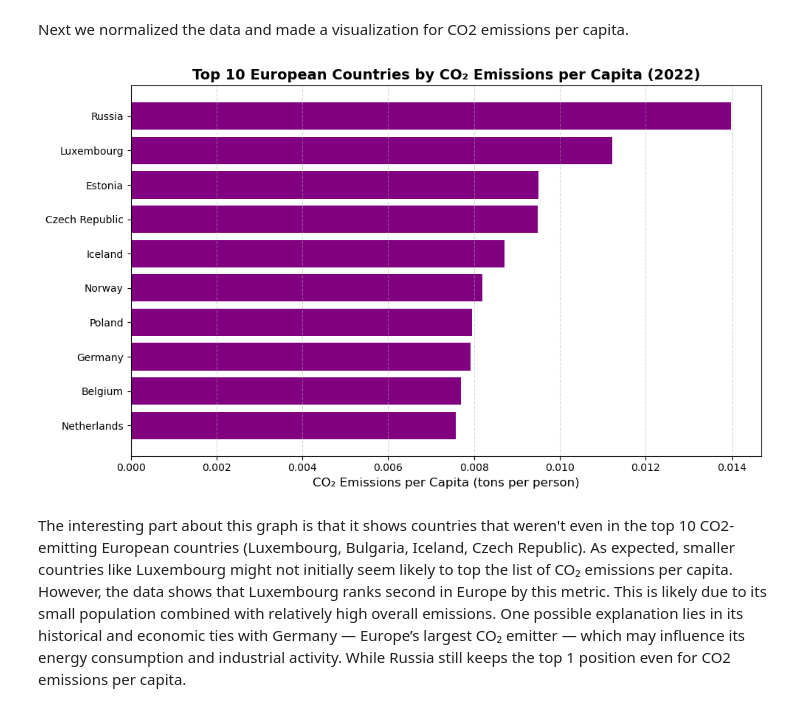
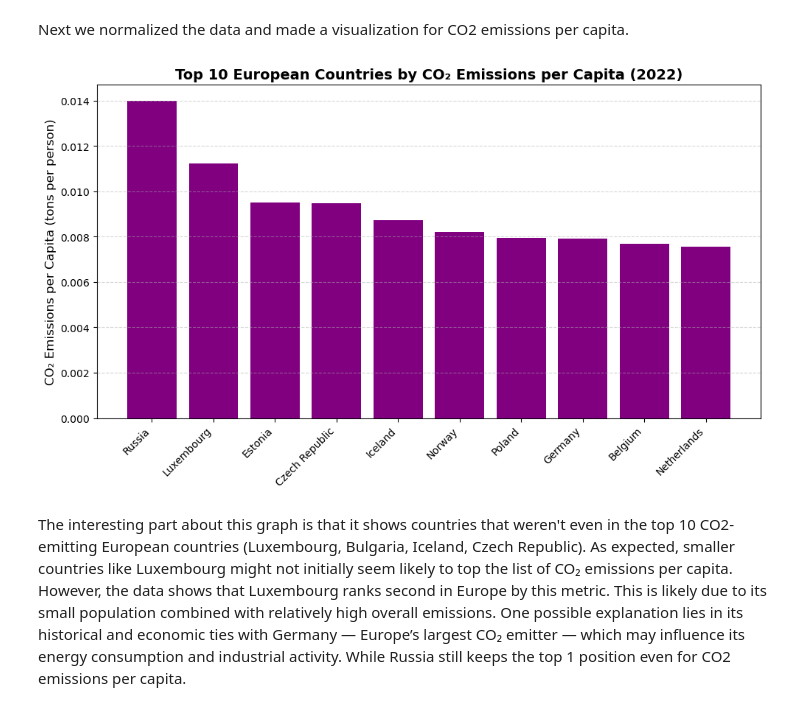
Before and after one commit to Filusion/PR2515, a Jupyter notebook: CO2_emissions_by_population.ipynb, the cells around one changed output. Saved outputs shown, nothing was run; the diff lists cells and outputs as text; code cells hidden in the pictures.

Commit message:
CO2 by population better visualizations.

```diff
--- a/CO2_emissions_by_population.ipynb
+++ b/CO2_emissions_by_population.ipynb
@@ -174,26 +175,26 @@ Next we normalized the data and made a visualization for CO2 emissions per capit
 # %%
 co2_2022 = df_co2_europe[['Name', '2022']]
 pop_2022 = df_pop_europe[['Country/Territory', '2022 Population']]
 
 #merge countries by name
 df_merged = pd.merge(co2_2022, pop_2022, left_on='Name', right_on='Country/Territory', how='inner')
 
 #emissions per capita
 df_merged['CO2_per_capita'] = df_merged['2022'] / df_merged['2022 Population']
 
 #top 10
 top10_per_capita = df_merged.sort_values(by='CO2_per_capita', ascending=False).head(10)
 
 plt.figure(figsize=(10,6))
-plt.barh(top10_per_capita['Name'], top10_per_capita['CO2_per_capita'], color='purple')
-plt.xlabel('CO₂ Emissions per Capita (tons per person)', fontsize=12)
+plt.bar(top10_per_capita['Name'], top10_per_capita['CO2_per_capita'], color='purple')
+plt.ylabel('CO₂ Emissions per Capita (tons per person)', fontsize=12)
 plt.title('Top 10 European Countries by CO₂ Emissions per Capita (2022)', fontsize=14, weight='bold')
-plt.gca().invert_yaxis()
-plt.grid(axis='x', linestyle='--', alpha=0.5)
+plt.xticks(rotation=45, ha='right')  # Rotate x-axis labels for readability
+plt.grid(axis='y', linestyle='--', alpha=0.5)
 plt.tight_layout()
 plt.show()
 # %% [output]
-[figure, old version]
+[figure, new version]
 # %% [markdown]
 The interesting part about this graph is that it shows countries that weren't even in the top 10 CO2-emitting European countries (Luxembourg, Bulgaria, Iceland, Czech Republic). As expected, smaller countries like Luxembourg might not initially seem likely to top the list of CO₂ emissions per capita. However, the data shows that Luxembourg ranks second in Europe by this metric. This is likely due to its small population combined with relatively high overall emissions. One possible explanation lies in its historical and economic ties with Germany — Europe’s largest CO₂ emitter — which may influence its energy consumption and industrial activity. While Russia still keeps the top 1 position even for CO2 emissions per capita.
 # %% [markdown]
```
Also changed, not shown: parts of 2 cells of this notebook.
